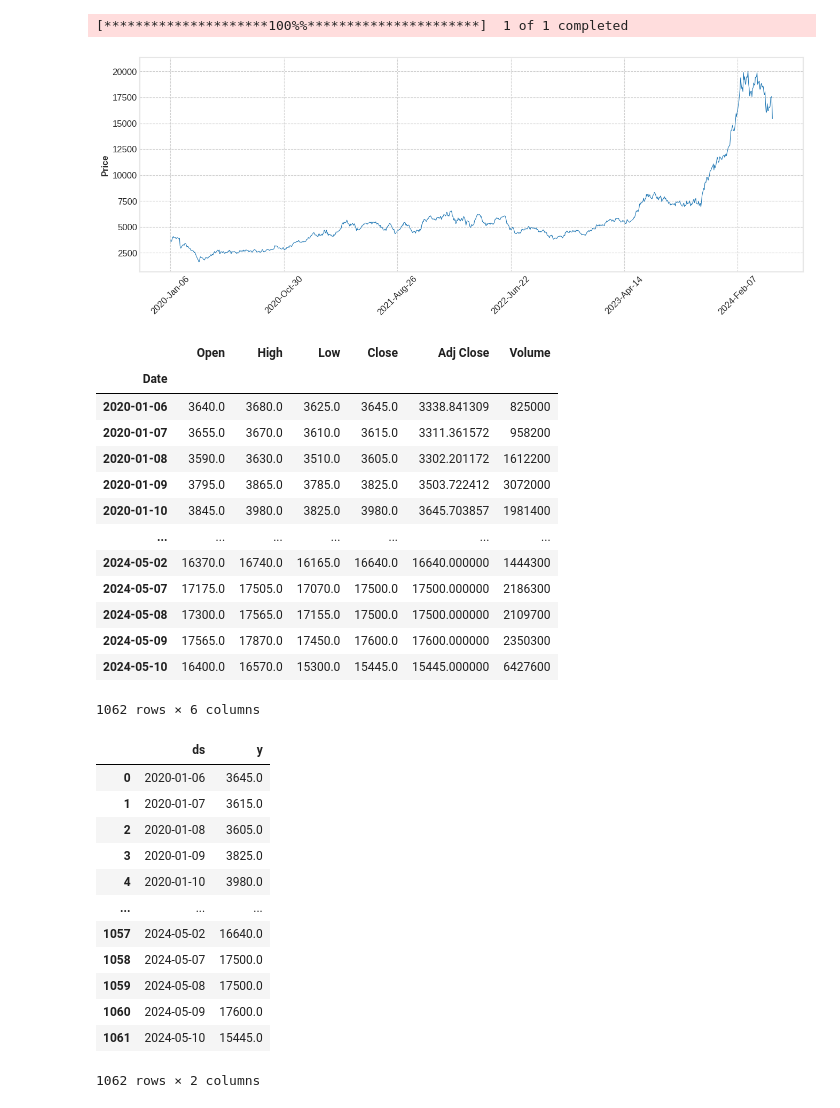
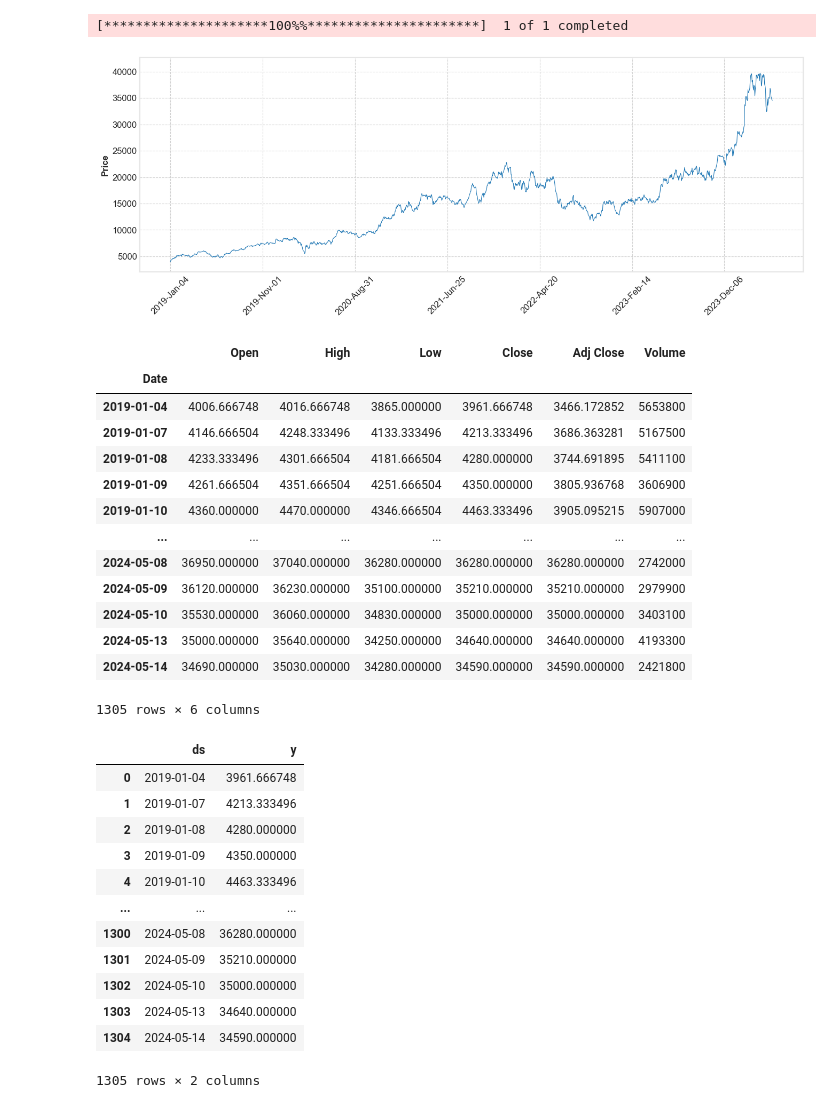
Before and after one commit to bitwalk123/stock-explorer, a Jupyter notebook: jupyter/trend_analysis_10.ipynb, the cells around one changed output. Drawn from its saved outputs; the diff is of its cells as text; code cells hidden in the pictures.

```diff
--- a/jupyter/trend_analysis_10.ipynb
+++ b/jupyter/trend_analysis_10.ipynb
@@ -12,50 +15,50 @@ plt.rcParams.update({
 })
 import yfinance as yf
 # %%
-start = dt.date(2020, 1, 1)
-end = dt.date(2024, 5, 11)
+start = dt.date(2019, 1, 1)
+end = dt.date(2024, 5, 15)
 
 #ticker = '6920.T' # レーザーテック
-ticker = '7735.T' # スクリーン
-#ticker = '8035.T' # 東京エレクトロン
+#ticker = '7735.T' # スクリーン
+ticker = '8035.T' # 東京エレクトロン
 #ticker = '^N225'
 #ticker = 'USDJPY=X'
 df0 = yf.download(ticker, start, end)
 mpf.plot(df0, type='line', style='binance', figratio=(12, 4))
 df0
 # %% [output]
 [*********************100%%**********************]  1 of 1 completed
-[figure, old version]
+[figure, new version]
 |  | Open | High | Low | Close | Adj Close | Volume |
 | Date |  |  |  |  |  |  |
-| 2020-01-06 | 3640.0 | 3680.0 | 3625.0 | 3645.0 | 3338.841309 | 825000 |
-| 2020-01-07 | 3655.0 | 3670.0 | 3610.0 | 3615.0 | 3311.361572 | 958200 |
-| 2020-01-08 | 3590.0 | 3630.0 | 3510.0 | 3605.0 | 3302.201172 | 1612200 |
-| 2020-01-09 | 3795.0 | 3865.0 | 3785.0 | 3825.0 | 3503.722412 | 3072000 |
-| 2020-01-10 | 3845.0 | 3980.0 | 3825.0 | 3980.0 | 3645.703857 | 1981400 |
+| 2019-01-04 | 4006.666748 | 4016.666748 | 3865.000000 | 3961.666748 | 3466.172852 | 5653800 |
+| 2019-01-07 | 4146.666504 | 4248.333496 | 4133.333496 | 4213.333496 | 3686.363281 | 5167500 |
+| 2019-01-08 | 4233.333496 | 4301.666504 | 4181.666504 | 4280.000000 | 3744.691895 | 5411100 |
+| 2019-01-09 | 4261.666504 | 4351.666504 | 4251.666504 | 4350.000000 | 3805.936768 | 3606900 |
+| 2019-01-10 | 4360.000000 | 4470.000000 | 4346.666504 | 4463.333496 | 3905.095215 | 5907000 |
 | ... | ... | ... | ... | ... | ... | ... |
-| 2024-05-02 | 16370.0 | 16740.0 | 16165.0 | 16640.0 | 16640.000000 | 1444300 |
-| 2024-05-07 | 17175.0 | 17505.0 | 17070.0 | 17500.0 | 17500.000000 | 2186300 |
-| 2024-05-08 | 17300.0 | 17565.0 | 17155.0 | 17500.0 | 17500.000000 | 2109700 |
-| 2024-05-09 | 17565.0 | 17870.0 | 17450.0 | 17600.0 | 17600.000000 | 2350300 |
-| 2024-05-10 | 16400.0 | 16570.0 | 15300.0 | 15445.0 | 15445.000000 | 6427600 |
+| 2024-05-08 | 36950.000000 | 37040.000000 | 36280.000000 | 36280.000000 | 36280.000000 | 2742000 |
+| 2024-05-09 | 36120.000000 | 36230.000000 | 35100.000000 | 35210.000000 | 35210.000000 | 2979900 |
+| 2024-05-10 | 35530.000000 | 36060.000000 | 34830.000000 | 35000.000000 | 35000.000000 | 3403100 |
+| 2024-05-13 | 35000.000000 | 35640.000000 | 34250.000000 | 34640.000000 | 34640.000000 | 4193300 |
+| 2024-05-14 | 34690.000000 | 35030.000000 | 34280.000000 | 34590.000000 | 34590.000000 | 2421800 |
-1062 rows × 6 columns
+1305 rows × 6 columns
 # %%
 df = pd.DataFrame({'ds': df0.index, 'y': df0['Close']}).reset_index(drop=True)
 df
 # %% [output]
 |  | ds | y |
-| 0 | 2020-01-06 | 3645.0 |
-| 1 | 2020-01-07 | 3615.0 |
-| 2 | 2020-01-08 | 3605.0 |
-| 3 | 2020-01-09 | 3825.0 |
-| 4 | 2020-01-10 | 3980.0 |
+| 0 | 2019-01-04 | 3961.666748 |
+| 1 | 2019-01-07 | 4213.333496 |
+| 2 | 2019-01-08 | 4280.000000 |
+| 3 | 2019-01-09 | 4350.000000 |
+| 4 | 2019-01-10 | 4463.333496 |
 | ... | ... | ... |
-| 1057 | 2024-05-02 | 16640.0 |
-| 1058 | 2024-05-07 | 17500.0 |
-| 1059 | 2024-05-08 | 17500.0 |
-| 1060 | 2024-05-09 | 17600.0 |
-| 1061 | 2024-05-10 | 15445.0 |
+| 1300 | 2024-05-08 | 36280.000000 |
+| 1301 | 2024-05-09 | 35210.000000 |
+| 1302 | 2024-05-10 | 35000.000000 |
+| 1303 | 2024-05-13 | 34640.000000 |
+| 1304 | 2024-05-14 | 34590.000000 |
-1062 rows × 2 columns
+1305 rows × 2 columns
 # %%
 m = Prophet()
```
Also changed, not shown: parts of 11 cells of this notebook, 1 other file.
